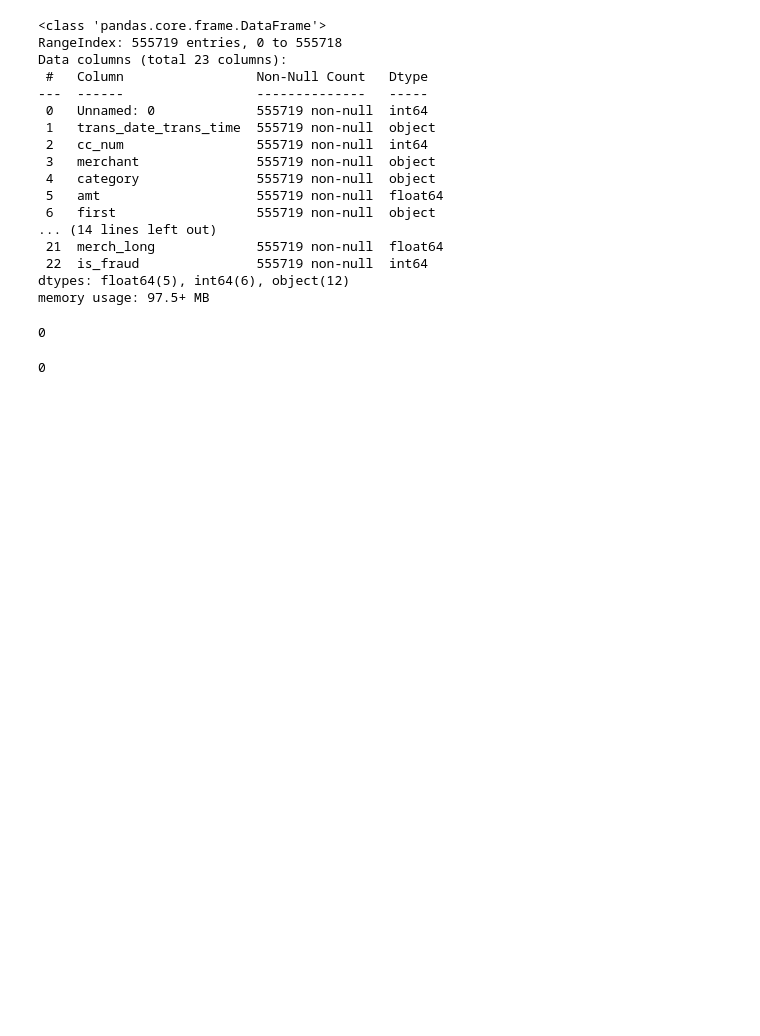
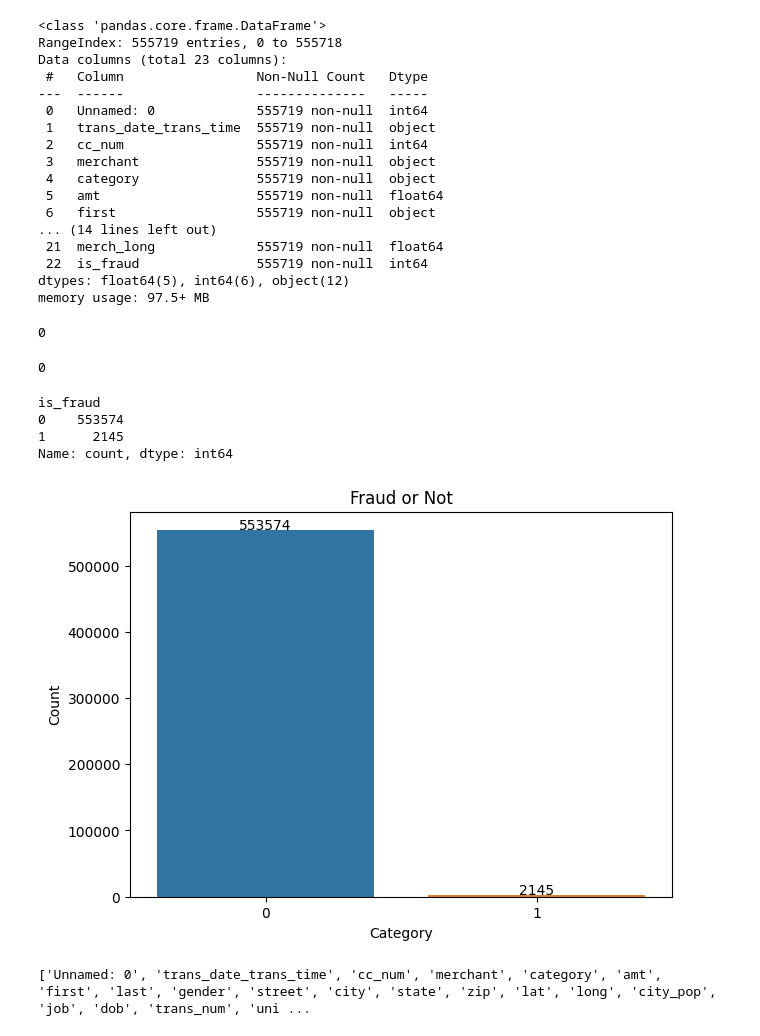
Before and after one commit to Ashfagithub/CODSOFT, a Jupyter notebook: credit-card-fraud-detection.ipynb, the cells around one changed output. Drawn from its saved outputs; the diff is of its cells as text; code cells hidden in the pictures; blank space fills up the shorter version.

Commit message:
Kaggle Notebook | credit card fraud detection | Version 4

```diff
--- a/credit-card-fraud-detection.ipynb
+++ b/credit-card-fraud-detection.ipynb
@@ -84,3 +119,29 @@ test.duplicated().sum()
 train.duplicated().sum()
 # %% [output]
 0
+# %%
+train['is_fraud'].value_counts()
+# %% [output]
+is_fraud
+0    553574
+1      2145
+Name: count, dtype: int64
+# %%
+plt.figure(figsize=(7, 5))
+sns.countplot(x='is_fraud', data=train)
+
+for index, value in enumerate(train['is_fraud'].value_counts()):
+    plt.text(index, value + 1000, str(value), ha='center', fontsize=10)
+
+plt.title("Fraud or Not")
+plt.xlabel("Category")
+plt.ylabel("Count")
+plt.show()
+# %% [output]
+[figure, added]
+# %%
+# Storing column names in a variable
+column_names = train.columns.tolist()
+print(column_names)
+# %% [output]
+['Unnamed: 0', 'trans_date_trans_time', 'cc_num', 'merchant', 'category', 'amt', 'first', 'last', 'gender', 'street', 'city', 'state', 'zip', 'lat', 'long', 'city_pop', 'job', 'dob', 'trans_num', 'uni ...
```
Also changed, not shown: parts of 2 cells of this notebook.
